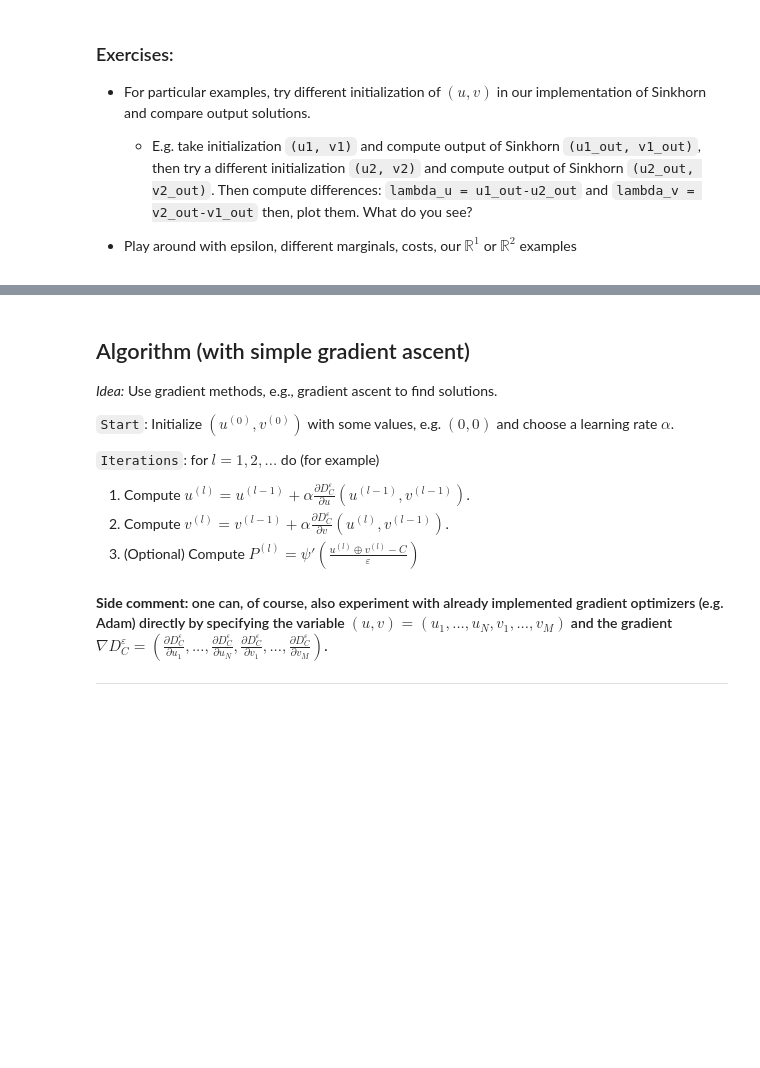
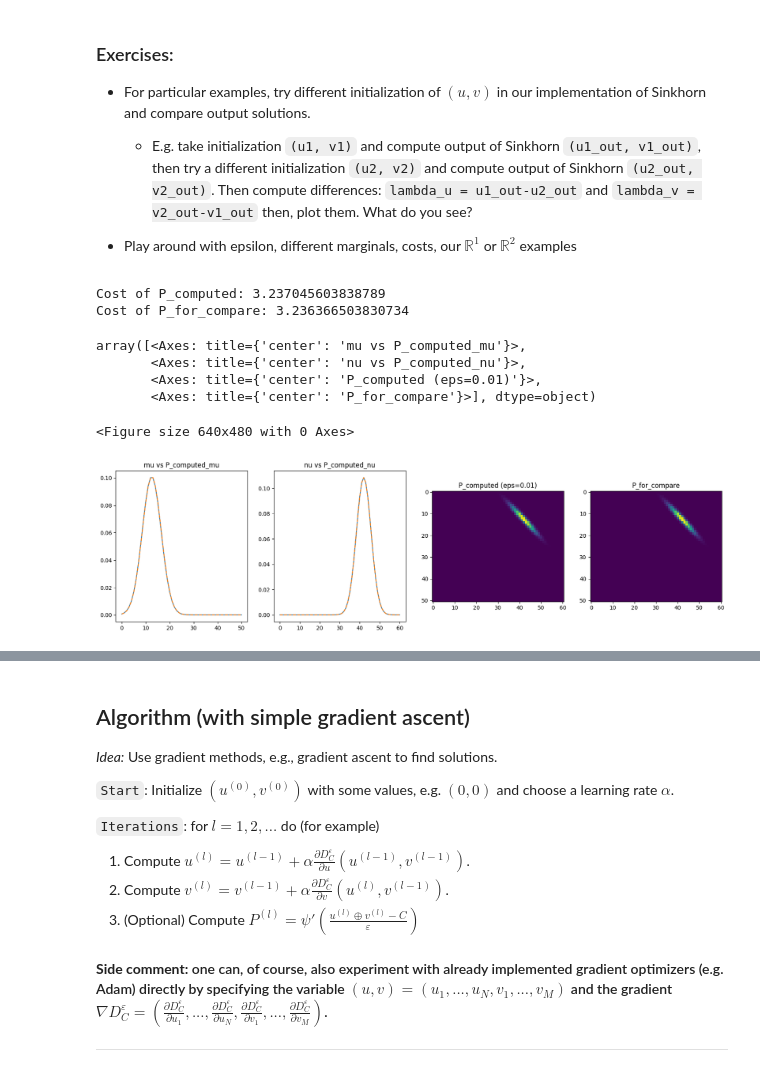
Before and after one commit to shelestvitru/OT-tutorials, a Jupyter notebook: Tutorial_2.ipynb, the cells around one changed output, grey strips where cells are left out. Drawn from its saved outputs; the diff is of its cells as text; code cells hidden in the pictures; blank space fills up the shorter version.

```diff
--- a/Tutorial_2.ipynb
+++ b/Tutorial_2.ipynb
@@ -71,11 +74,11 @@ def analyze_solutions(mu, nu, P_computed, P_for_compare, epsilon, C):
     # error of marginals
     # mu vs. output
     ax[0].plot(mu)
-    ax[0].plot(np.sum(P_computed, axis=1))
+    ax[0].plot(np.sum(P_computed, axis=1), '--')
     ax[0].set_title('mu vs P_computed_mu')
     # nu vs. output
     ax[1].plot(nu)
-    ax[1].plot(np.sum(P_computed, axis=0))
+    ax[1].plot(np.sum(P_computed, axis=0), '--')
     ax[1].set_title('nu vs P_computed_nu')
 
     # comparison of plans
@@ -146,8 +149,8 @@ def sinkhorn(mu, nu, C, v_init, eps=0.01, max_iter=100, tol=1e-6):
         # Update rules (TODO):
 
         '''modify this part'''
-        u = # your code
-        v = # your code
+        u = eps * np.log(mu) - eps * np.log(np.exp((v[None, :] - C) / eps).sum(axis=1))
+        v = eps * np.log(nu) - eps * np.log(np.exp((u[:, None] - C) / eps).sum(axis=0))
         '''answer is at the bottom of this tutorial, but try yourself first!!!'''
 
         P = np.exp((u[:, None]+ v[None, :] - C) / eps)
@@ -176,11 +189,20 @@ analyze_solutions(mu_1, nu_1, P_test, P_pot_sink, epsilon, C_1)
 # %%
 # experiment here with different regularization
 
-v_init = np.random.random(len(nu_1))-5 # for example
+v_init = np.random.random(len(nu_1)) + 1  # for example
 P_test_ep_rand, u_ep_rand, v_ep_rand = sinkhorn(mu_1, nu_1, C_1, v_init, eps=epsilon)
 
 
 analyze_solutions(mu_1, nu_1, P_test_ep_rand, P_test, epsilon, C_1)
+# %% [output]
+Cost of P_computed: 3.237045603838789
+Cost of P_for_compare: 3.236366503830734
+array([<Axes: title={'center': 'mu vs P_computed_mu'}>,
+       <Axes: title={'center': 'nu vs P_computed_nu'}>,
+       <Axes: title={'center': 'P_computed (eps=0.01)'}>,
+       <Axes: title={'center': 'P_for_compare'}>], dtype=object)
+<Figure size 640x480 with 0 Axes>
+[figure, added]
 # %%
 # compare solutions with different initialization
 plt.figure()
```
Also changed, not shown: parts of 25 cells of this notebook.
